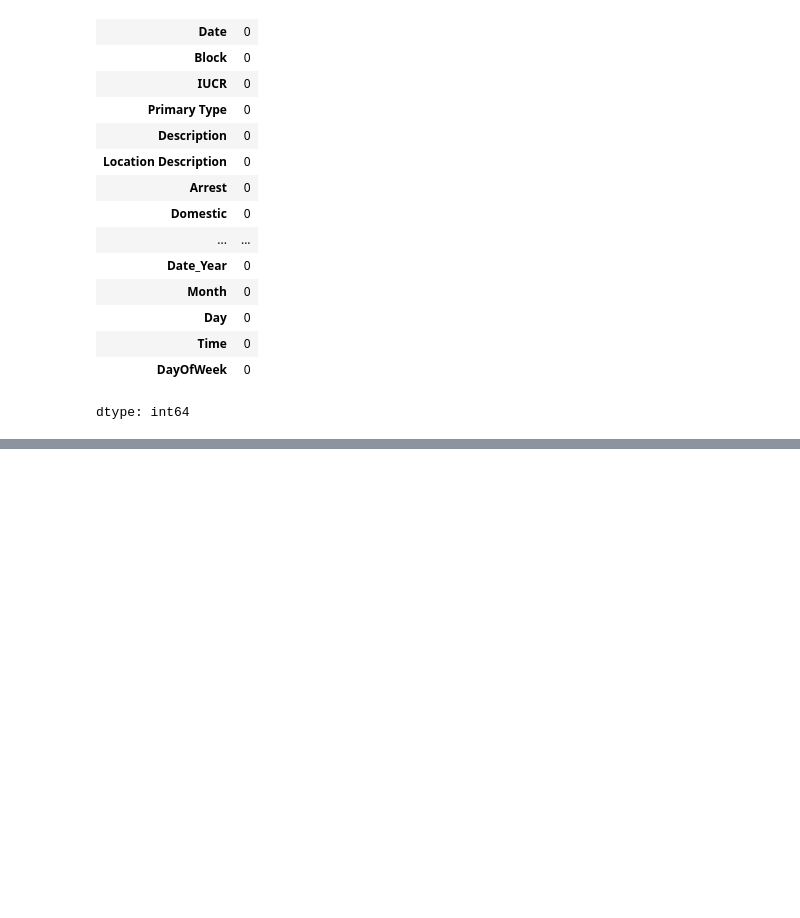
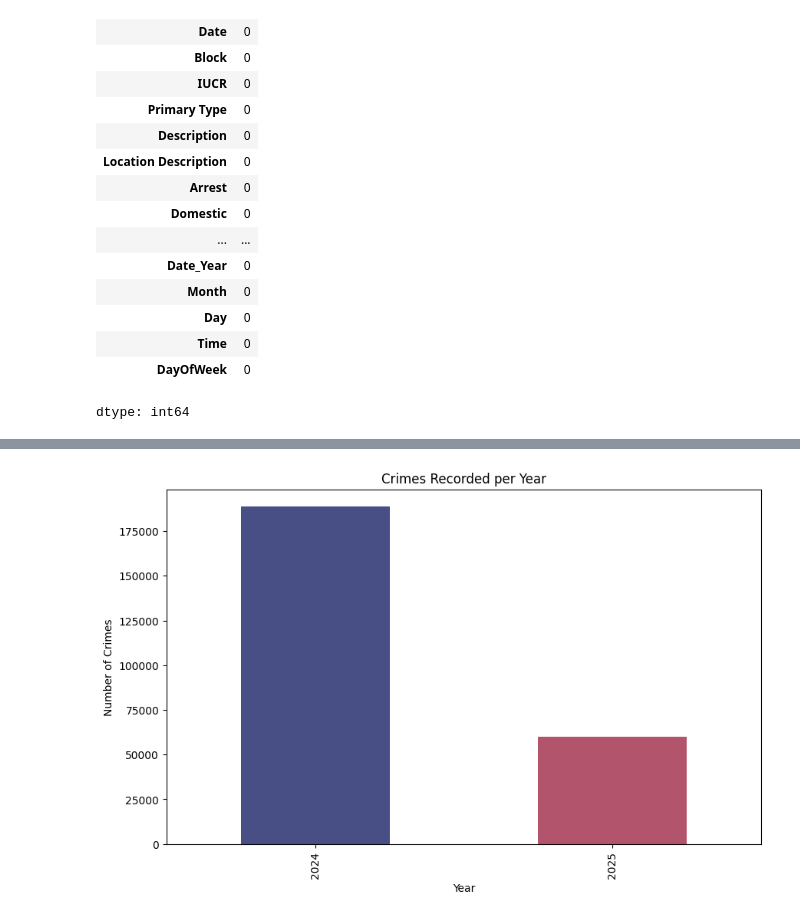
Before and after one commit to Jon-markus/ELEC03_DeVilla_HANDS_ON_MIDTERM, a Jupyter notebook: MidTerm Hands_On_De Villa.ipynb, the cells around one changed output, grey strips where cells are left out. Saved outputs shown, nothing was run; the diff lists cells and outputs as text; code cells hidden in the pictures; blank space fills up the shorter version.

```diff
--- a/MidTerm Hands_On_De Villa.ipynb
+++ b/MidTerm Hands_On_De Villa.ipynb
@@ -6,11 +6,12 @@
 # %%
 import numpy as np
 import pandas as pd
+import calendar
 import warnings
 import seaborn as sns
 import matplotlib.pyplot as plt
 warnings.filterwarnings('ignore')
-chicago_crimes = pd.read_csv('/content/Chicago_Crimes.csv')
+chicago_crimes = pd.read_csv('/content/drive/MyDrive/Colab Notebooks/dataset/Chicago_Crimes.csv')
 # %%
 chicago_crimes['Date'] = chicago_crimes['Date'].astype(str)
 chicago_crimes['Date'] = chicago_crimes['Date'].apply(lambda x: x.replace('/', '-') if pd.notnull(x) else x)
@@ -106,0 +125,14 @@ dtype: int64
+# %%
+crimes_per_year = chicago_crimes['Year'].value_counts().sort_index()
+
+crimes_per_year.plot(kind='bar', figsize=(10,6), color = ["#484f85", "#b3546d"])
+plt.title('Crimes Recorded per Year')
+plt.xlabel('Year')
+plt.ylabel('Number of Crimes')
+plt.show()
+
+print()
+
+#----------------------------------------------------------------------------
+# %% [output]
+[figure, added]
```
Also changed, not shown: parts of 24 cells of this notebook.
